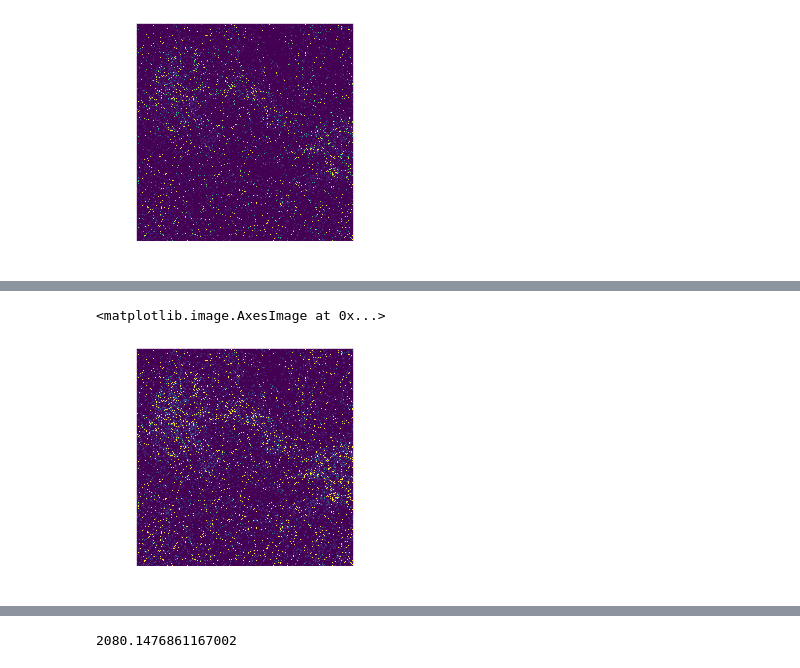
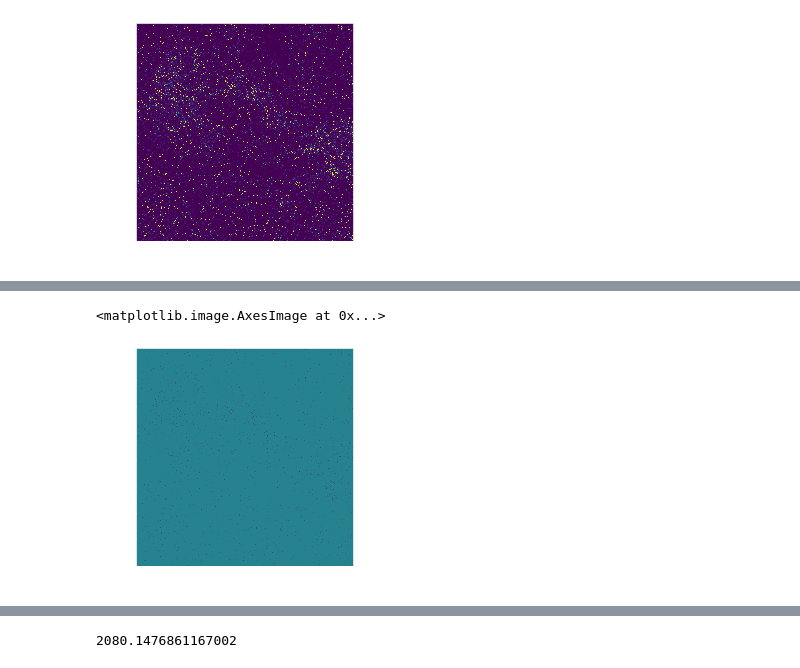
Before and after one commit to mjamesfero/PaschenAlphaModeling, a Jupyter notebook: Plotting Real Stars.ipynb, the cells around one changed output, grey strips where cells are left out. Saved outputs shown, nothing was run; the diff lists cells and outputs as text; code cells hidden in the pictures.

```diff
--- a/Plotting Real Stars.ipynb
+++ b/Plotting Real Stars.ipynb
@@ -230,10 +230,10 @@ plt.imshow(stars_background_im_offset,
 # %%
 fcso = stars_background_im - stars_background_im_offset
 # %%
-plt.imshow(fcso, vmax=100000000)
+plt.imshow(fcso, vmax=1000000000000)
 # %% [output]
 <matplotlib.image.AxesImage at 0x...>
-[figure, old version]
+[figure, new version]
 # %%
 noise = np.sqrt(stars_background_im)
 # %%
```
Also changed, not shown: parts of 3 cells of this notebook, 2 other files.
